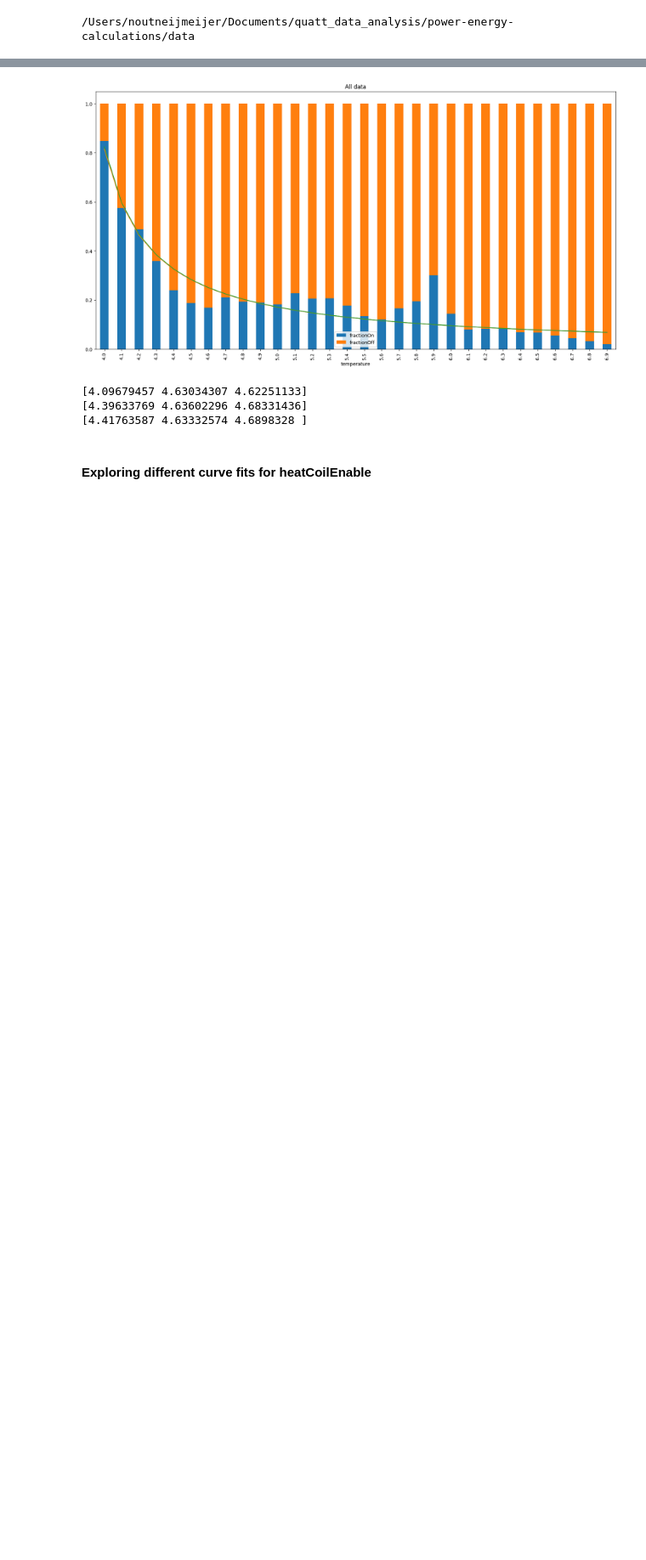
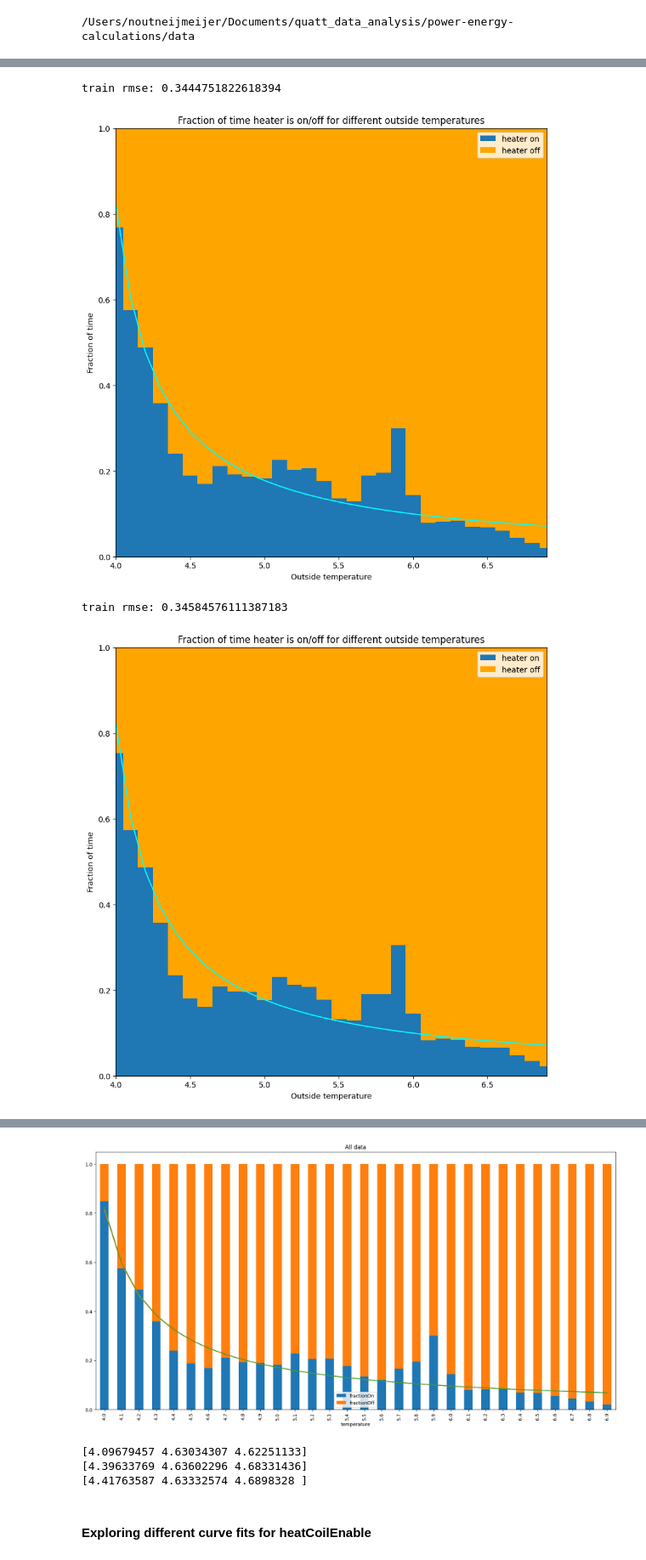
Before and after one commit to season0112/quatt_data_analysis, a Jupyter notebook: power-energy-calculations/historical-data/01_explorative_analysis_replacement_bottomplateheaterenable.ipynb, the cells around one changed output, grey strips where cells are left out. Shown at 85% size. Cells and saved outputs as stored; diff of their text form; code cells hidden in the pictures; blank space fills up the shorter version.

```diff
--- a/power-energy-calculations/historical-data/01_explorative_analysis_replacement_bottomplateheaterenable.ipynb
+++ b/power-energy-calculations/historical-data/01_explorative_analysis_replacement_bottomplateheaterenable.ipynb
@@ -55,0 +266,19 @@ for cic in cics:
+# %%
+
+def func_1(x, a, b, c):
+    return 1 / (a + b*(x-c))
+
+popt = fit_model(func_1, X_train, y_train)
+test_model(func_1, X_test, y_test, popt)
+
+
+def func_2(x, a, b, c):
+    return a * np.exp(-b * x) + c
+
+popt = fit_model(func_2, X_train, y_train)
+test_model(func_2, X_test, y_test, popt)
+# %% [output]
+train rmse: 0.3444751822618394
+[figure, added]
+train rmse: 0.34584576111387183
+[figure, added]
```
Also changed, not shown: parts of 24 cells of this notebook, 2 other files.
